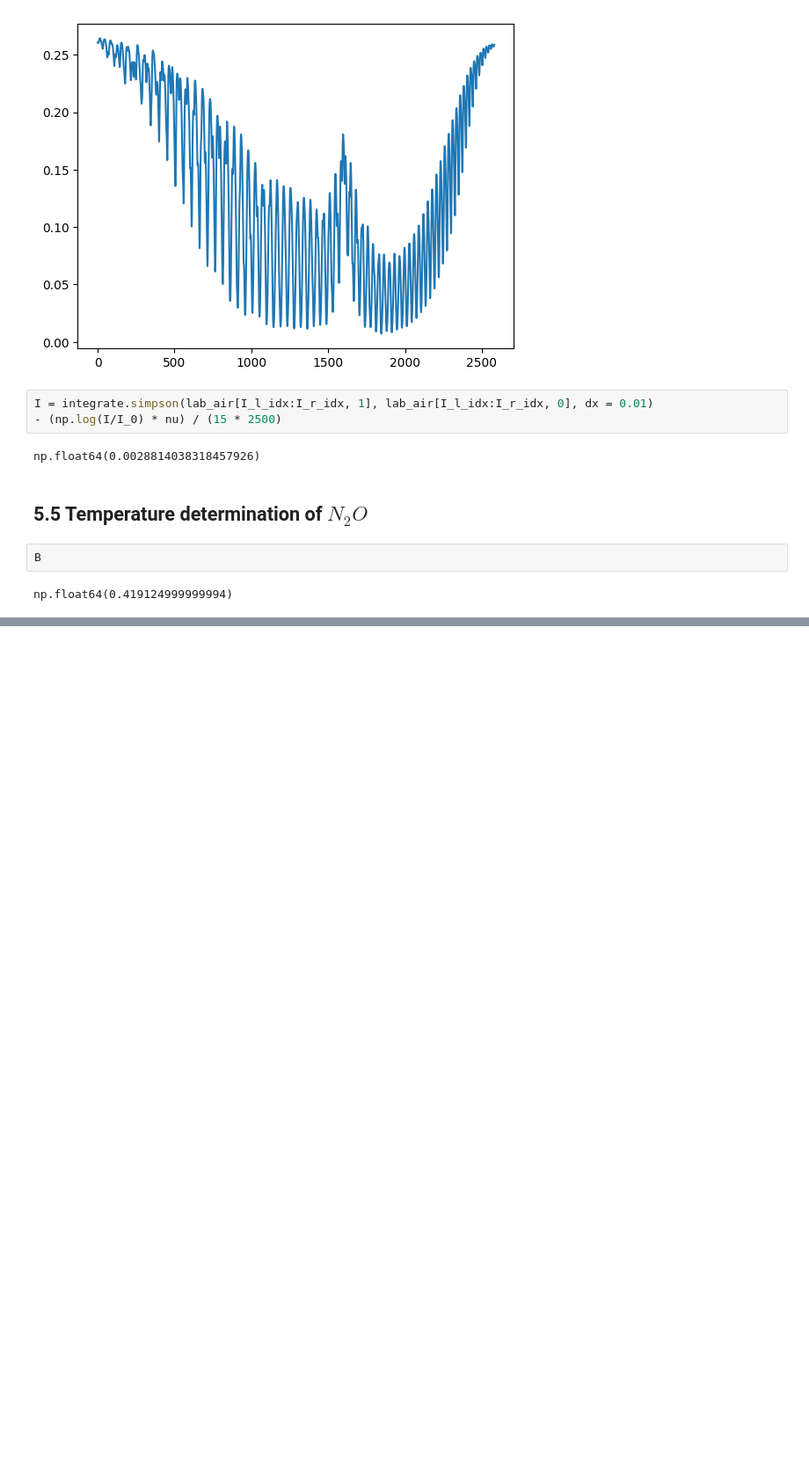
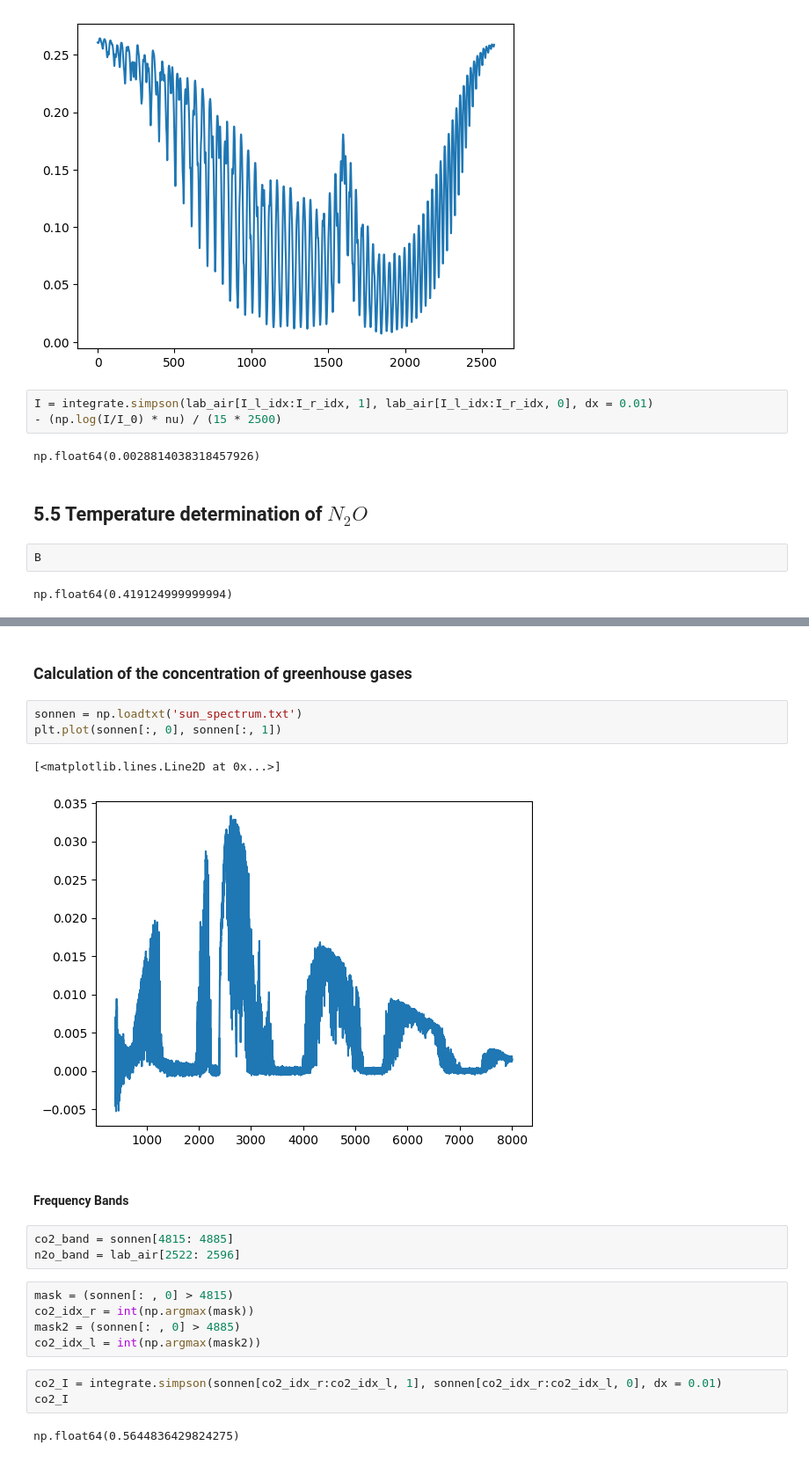
Before and after one commit to jaychotaliya987/InfraredSpectroscopy, a Jupyter notebook: MultiPurpose.ipynb, the cells around one changed output, grey strips where cells are left out. Shown at 88% size. Cells and saved outputs as stored; diff of their text form; blank space fills up the shorter version.

```diff
--- a/MultiPurpose.ipynb
+++ b/MultiPurpose.ipynb
@@ -153,0 +220,23 @@ np.float64(369.3727517985559)
+# %% [markdown]
+### Calculation of the concentration of greenhouse gases
+# %%
+sonnen = np.loadtxt('sun_spectrum.txt')
+plt.plot(sonnen[:, 0], sonnen[:, 1])
+# %% [output]
+[<matplotlib.lines.Line2D at 0x...>]
+[figure, added]
+# %% [markdown]
+#### Frequency Bands
+# %%
+co2_band = sonnen[4815: 4885]
+n2o_band = lab_air[2522: 2596]
+# %%
+mask = (sonnen[: , 0] > 4815)
+co2_idx_r = int(np.argmax(mask))
+mask2 = (sonnen[: , 0] > 4885)
+co2_idx_l = int(np.argmax(mask2))
+# %%
+co2_I = integrate.simpson(sonnen[co2_idx_r:co2_idx_l, 1], sonnen[co2_idx_r:co2_idx_l, 0], dx = 0.01)
+co2_I
+# %% [output]
+np.float64(0.5644836429824275)
```
Also changed, not shown: parts of 19 cells of this notebook, 3 other files.
